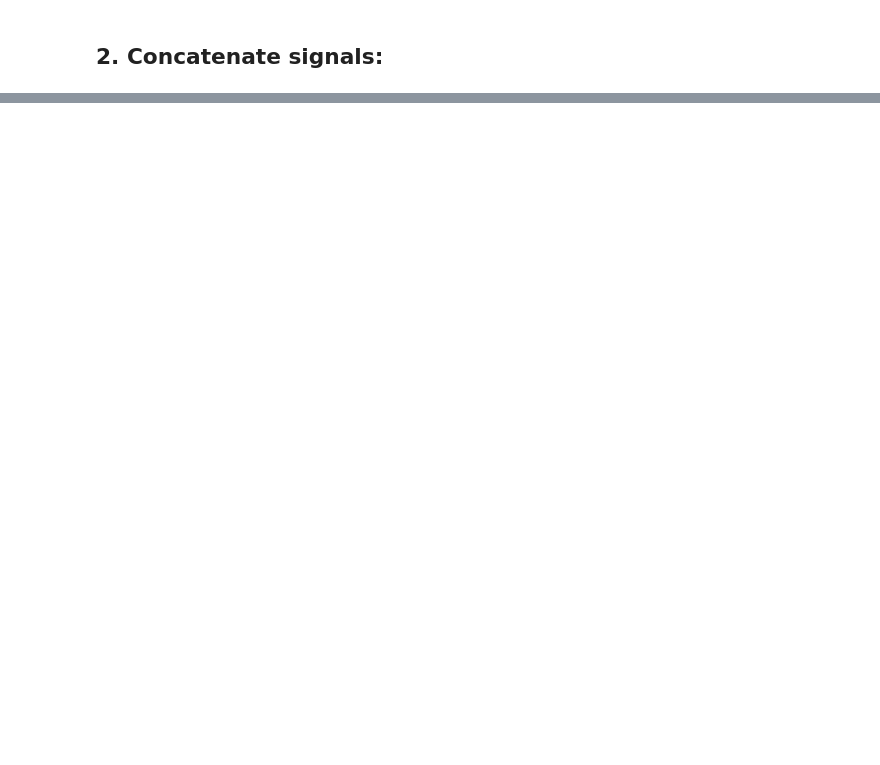
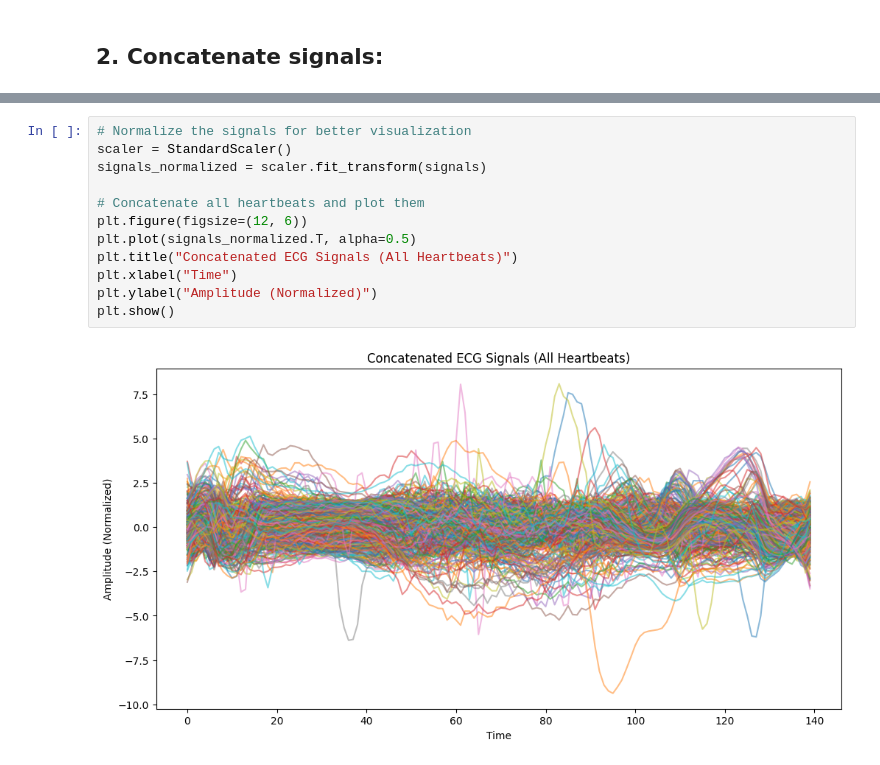
Before and after one commit to SafaeHaj/GIT-Group-9, a Jupyter notebook: assign1/1D/ECG5000/code/read.ipynb, the cells around one changed output, grey strips where cells are left out. Saved outputs shown, nothing was run; the diff lists cells and outputs as text; blank space fills up the shorter version.

```diff
--- a/assign1/1D/ECG5000/code/read.ipynb
+++ b/assign1/1D/ECG5000/code/read.ipynb
@@ -44,3 +95,17 @@ plt.show()
+# %%
+# Normalize the signals for better visualization
+scaler = StandardScaler()
+signals_normalized = scaler.fit_transform(signals)
+
+# Concatenate all heartbeats and plot them
+plt.figure(figsize=(12, 6))
+plt.plot(signals_normalized.T, alpha=0.5)
+plt.title("Concatenated ECG Signals (All Heartbeats)")
+plt.xlabel("Time")
+plt.ylabel("Amplitude (Normalized)")
+plt.show()
+# %% [output]
+[figure, added]
 # %%
 unique_classes= np.unique(labels)
 
```
Also changed, not shown: parts of 16 cells of this notebook.
